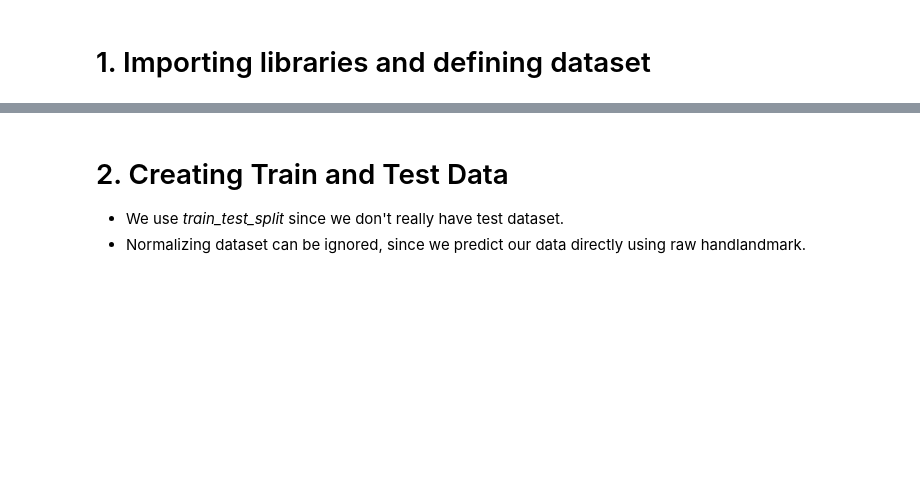
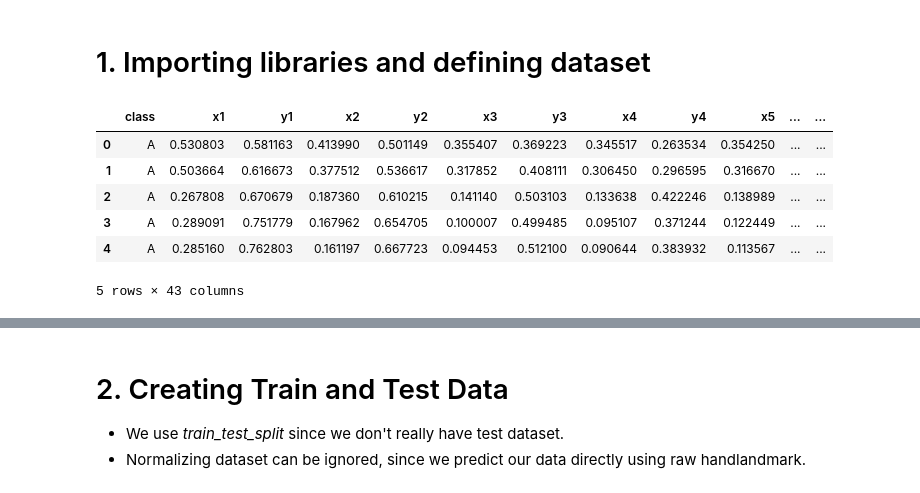
Before and after one commit to pcbimon/KNN_Alphabet, a Jupyter notebook: Visual Programming Project_A.ipynb, the cells around one changed output, grey strips where cells are left out. Saved outputs shown, nothing was run; the diff lists cells and outputs as text; code cells hidden in the pictures; blank space fills up the shorter version.

```diff
--- a/Visual Programming Project_A.ipynb
+++ b/Visual Programming Project_A.ipynb
@@ -46,12 +64,20 @@ if len(data) == 0:
     print('init p2ByPass')
 # %%
 # dataset = pd.read_csv('./Dataset/hand_dataset_1000_24.csv')
-# dataset = pd.read_csv('./Dataset/hand_dataset_3000.csv')
-dataset = pd.read_csv('./Dataset/hand_dataset_MAI_3000.csv')
+dataset = pd.read_csv('./Dataset/hand_dataset_3000.csv')
+# dataset = pd.read_csv('./Dataset/hand_dataset_MAI_3000.csv')
 # dataset = pd.read_csv('./Dataset/hand_dataset_MAI_3000_space_del.csv')
 
 # Show dataset first five data
 dataset.head()
+# %% [output]
+|  | class | x1 | y1 | x2 | y2 | x3 | y3 | x4 | y4 | x5 | ... | ... |
+| 0 | A | 0.530803 | 0.581163 | 0.413990 | 0.501149 | 0.355407 | 0.369223 | 0.345517 | 0.263534 | 0.354250 | ... | ... |
+| 1 | A | 0.503664 | 0.616673 | 0.377512 | 0.536617 | 0.317852 | 0.408111 | 0.306450 | 0.296595 | 0.316670 | ... | ... |
+| 2 | A | 0.267808 | 0.670679 | 0.187360 | 0.610215 | 0.141140 | 0.503103 | 0.133638 | 0.422246 | 0.138989 | ... | ... |
+| 3 | A | 0.289091 | 0.751779 | 0.167962 | 0.654705 | 0.100007 | 0.499485 | 0.095107 | 0.371244 | 0.122449 | ... | ... |
+| 4 | A | 0.285160 | 0.762803 | 0.161197 | 0.667723 | 0.094453 | 0.512100 | 0.090644 | 0.383932 | 0.113567 | ... | ... |
+5 rows × 43 columns
 # %%
 # Show dataset overview, should return 1000 for each alphabet (excluding y and z)
 dataset['class'].value_counts()
```
Also changed, not shown: parts of 7 cells of this notebook, 2 other files.
